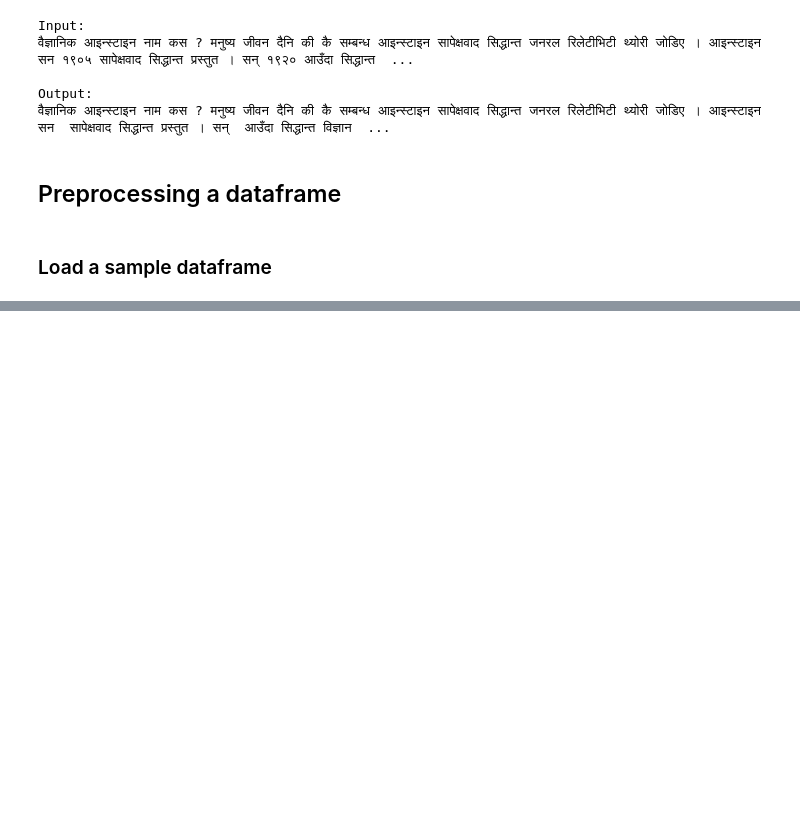
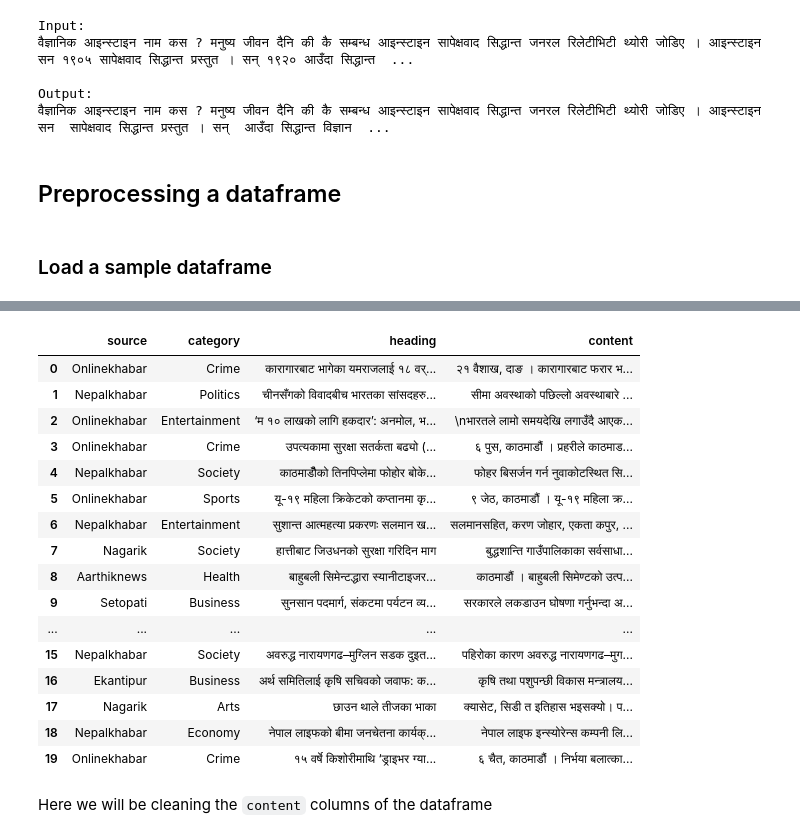
Before and after one commit to Suyogyart/nepali-transformers-evaluation, a Jupyter notebook: code/preprocessing/preprocessing_example.ipynb, the cells around one changed output, grey strips where cells are left out. Cells and saved outputs as stored; diff of their text form; code cells hidden in the pictures; blank space fills up the shorter version.

Commit message:
Added dataframe preprocessing methods

```diff
--- a/code/preprocessing/preprocessing_example.ipynb
+++ b/code/preprocessing/preprocessing_example.ipynb
@@ -193,3 +193,8 @@ def preprocess(text):
     return text
 # %% [markdown]
 ### Load a sample dataframe
+# %%
+import pandas as pd
+
+df = pd.read_csv('../../data/npng_sample.csv')
+df.info()
@@ -195,0 +213,22 @@ def preprocess(text):
+# %%
+df.head(20)
+# %% [output]
+|  | source | category | heading | content |
+| 0 | Onlinekhabar | Crime | कारागारबाट भागेका यमराजलाई १८ वर्... | २१ वैशाख, दाङ । कारागारबाट फरार भ... |
+| 1 | Nepalkhabar | Politics | चीनसँगको विवादबीच भारतका सांसदहरु... | सीमा अवस्थाको पछिल्लो अवस्थाबारे ... |
+| 2 | Onlinekhabar | Entertainment | ‘म १० लाखको लागि हकदार’: अनमोल, भ... | \nभारतले लामो समयदेखि लगाउँदै आएक... |
+| 3 | Onlinekhabar | Crime | उपत्यकामा सुरक्षा सतर्कता बढ्यो (... | ६ पुस, काठमाडौं । प्रहरीले काठमाड... |
+| 4 | Nepalkhabar | Society | काठमाडौँको तिनपिप्लेमा फोहोर बोके... | फोहर बिसर्जन गर्न नुवाकोटस्थित सि... |
+| 5 | Onlinekhabar | Sports | यू-१९ महिला क्रिकेटको कप्तानमा कृ... | ९ जेठ, काठमाडौं । यू-१९ महिला क्र... |
+| 6 | Nepalkhabar | Entertainment | सुशान्त आत्महत्या प्रकरणः सलमान ख... | सलमानसहित, करण जोहार, एकता कपुर, ... |
+| 7 | Nagarik | Society | हात्तीबाट जिउधनको सुरक्षा गरिदिन माग | बुद्धशान्ति गाउँपालिकाका सर्वसाधा... |
+| 8 | Aarthiknews | Health | बाहुबली सिमेन्टद्धारा स्यानीटाइजर... | काठमाडौं । बाहुबली सिमेण्टको उत्प... |
+| 9 | Setopati | Business | सुनसान पदमार्ग, संकटमा पर्यटन व्य... | सरकारले लकडाउन घोषणा गर्नुभन्दा अ... |
+| ... | ... | ... | ... | ... |
+| 15 | Nepalkhabar | Society | अवरुद्ध नारायणगढ–मुग्लिन सडक दुइत... | पहिरोका कारण अवरुद्ध नारायणगढ–मुग... |
+| 16 | Ekantipur | Business | अर्थ समितिलाई कृषि सचिवको जवाफ: क... | कृषि तथा पशुपन्छी विकास मन्त्रालय... |
+| 17 | Nagarik | Arts | छाउन थाले तीजका भाका | क्यासेट, सिडी त इतिहास भइसक्यो। प... |
+| 18 | Nepalkhabar | Economy | नेपाल लाइफको बीमा जनचेतना कार्यक्... | नेपाल लाइफ इन्स्योरेन्स कम्पनी लि... |
+| 19 | Onlinekhabar | Crime | १५ वर्षे किशोरीमाथि ‘ड्राइभर ग्या... | ६ चैत, काठमाडौं । निर्भया बलात्का... |
+# %% [markdown]
+Here we will be cleaning the `content` columns of the dataframe
```
Also changed, not shown: parts of 6 cells of this notebook, 1 other file.
